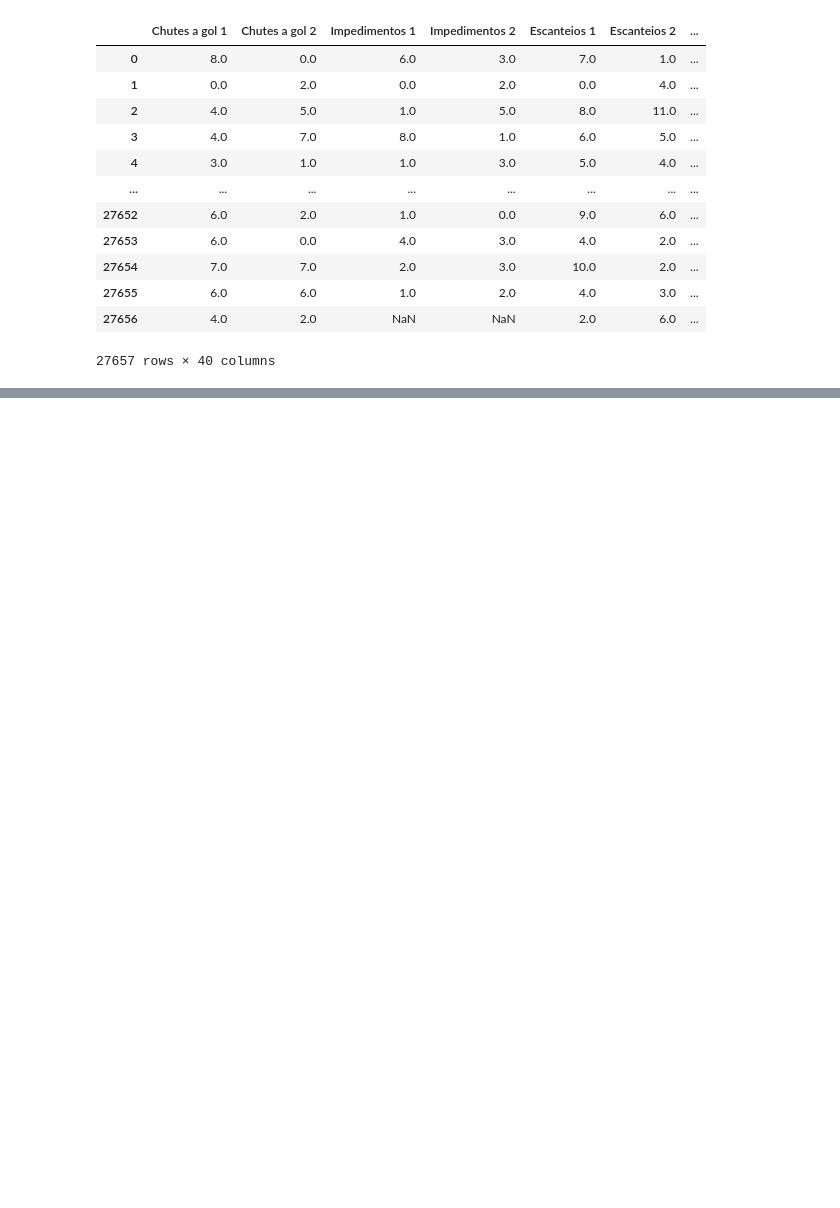
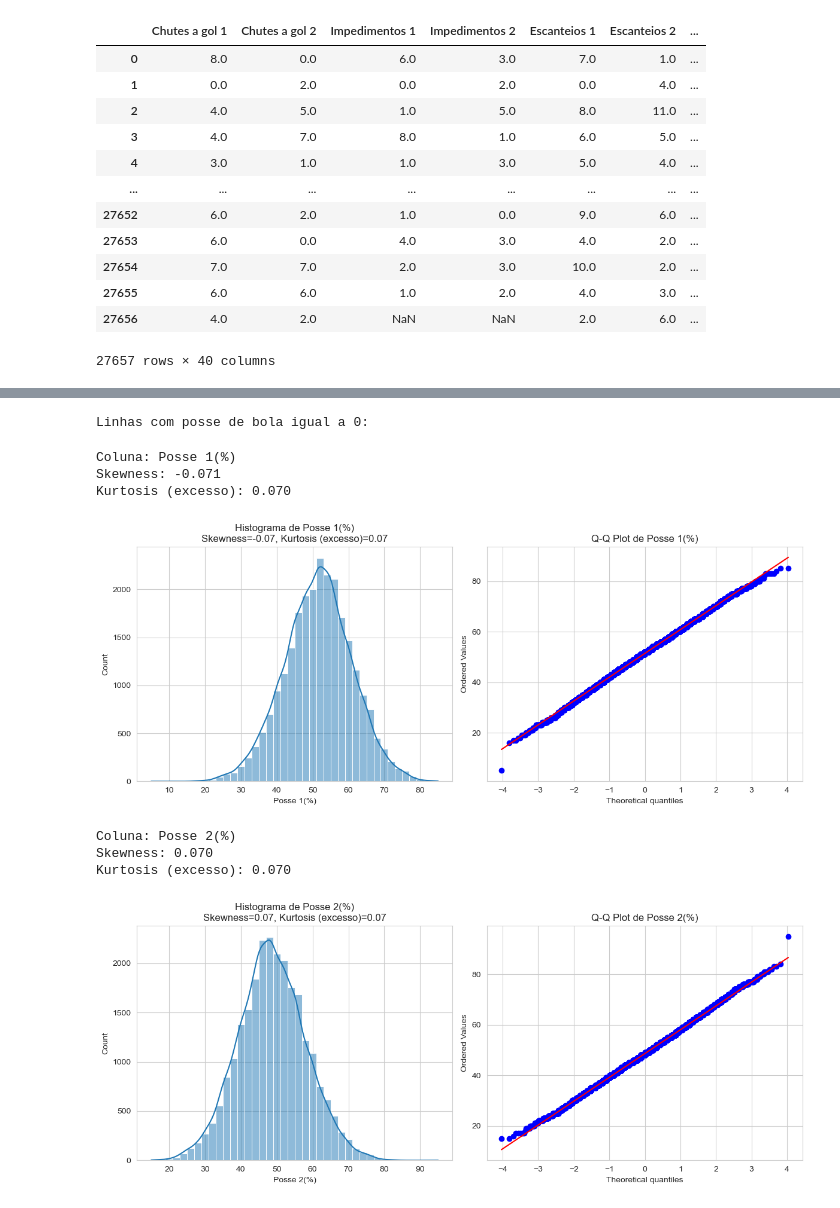
Before and after one commit to joaaosc/PS-2025.1-Oscar, a Jupyter notebook: Lidando com os NaN's.ipynb, the cells around one changed output, grey strips where cells are left out. Saved outputs shown, nothing was run; the diff lists cells and outputs as text; code cells hidden in the pictures; blank space fills up the shorter version.

```diff
--- a/Lidando com os NaN's.ipynb
+++ b/Lidando com os NaN's.ipynb
@@ -41,0 +123,65 @@ plt.show()
+# %%
+# Skewness indica a concentração de valores nas caudas. Observamos que em ambos os casos, há valores concentrados na cauda direita
+# (skewness negativo).
+# Kurtosis mede a tendência de se ter valores extremos. Isso é esperado, já que é perfeitamente possível a posse de bola ser altamente concentrada para um time numa partida. Portanto, o adequado seria fazer uma imputação por mediana, já que é menos afetada por valores extremos.
+
+# NO ENTANTO, pelos gráficos, vemos que mesmo removendo outliers, temos times com posse de bola em 0%. Isso é impossível, e devemos corrigir.
+linhas_incorretas = df[(df['Posse 1(%)'] == 0) | (df['Posse 2(%)'] == 0)]
+print("Linhas com posse de bola igual a 0:\n")
+df = df[(df['Posse 1(%)'] != 0) & (df['Posse 2(%)'] != 0)]
+
+# e vamos repetir o teste.
+# %% [output]
+Linhas com posse de bola igual a 0:
+# %%
+
+from scipy.stats import probplot
+colunas_avaliar = ['Posse 1(%)', 'Posse 2(%)']
+
+for col in colunas_avaliar:
+    # Remove os valores NaN para o cálculo das métricas e dos gráficos
+    dados = df[col].dropna()
+
+    # Cálculo da skewness e kurtosis
+    skewness = dados.skew()
+    kurtosis = dados.kurt()  # Lembre que pandas retorna o valor de "excesso de kurtosis" (kurtosis - 3)
+
+    print(f"\nColuna: {col}")
+    print(f"Skewness: {skewness:.3f}")
+    print(f"Kurtosis (excesso): {kurtosis:.3f}")
+
+    # Interpretação:
+    # Skewness:
+    #   - Se ~0, a distribuição é simétrica.
+    #   - Se positivo, a cauda direita é mais longa, indicando assimetria à direita.
+    #   - Se negativo, a cauda esquerda é mais longa, indicando assimetria à esquerda.
+    #
+    # Kurtosis:
+    #   - Para uma distribuição normal, o excesso de kurtosis é 0 (pois a kurtosis normal é 3).
+    #   - Valores positivos indicam caudas mais pesadas (mais outliers) que uma normal.
+    #   - Valores negativos indicam caudas mais leves que uma normal.
+
+    # Geração dos gráficos
+    plt.figure(figsize=(12, 5))
+
+    # Histograma com KDE
+    plt.subplot(1, 2, 1)
+    sns.histplot(dados, kde=True,bins=40)
+    plt.title(f'Histograma de {col}\nSkewness={skewness:.2f}, Kurtosis (excesso)={kurtosis:.2f}')
+
+    # Q-Q Plot
+    plt.subplot(1, 2, 2)
+    probplot(dados, dist="norm", plot=plt)
+    plt.title(f'Q-Q Plot de {col}')
+
+    plt.tight_layout()
+    plt.show()
+# %% [output]
+Coluna: Posse 1(%)
+Skewness: -0.071
+Kurtosis (excesso): 0.070
+[figure, added]
+Coluna: Posse 2(%)
+Skewness: 0.070
+Kurtosis (excesso): 0.070
+[figure, added]
```
Also changed, not shown: parts of 5 cells of this notebook, 1 other file.
